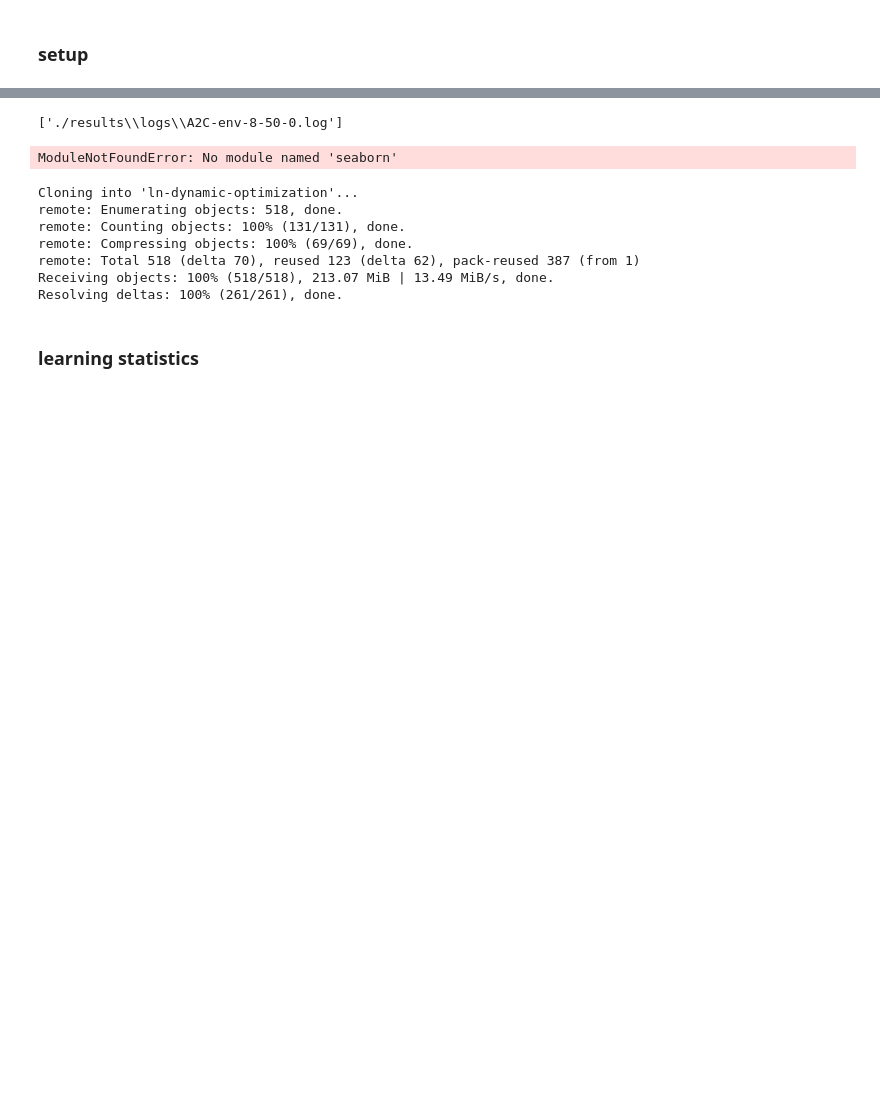
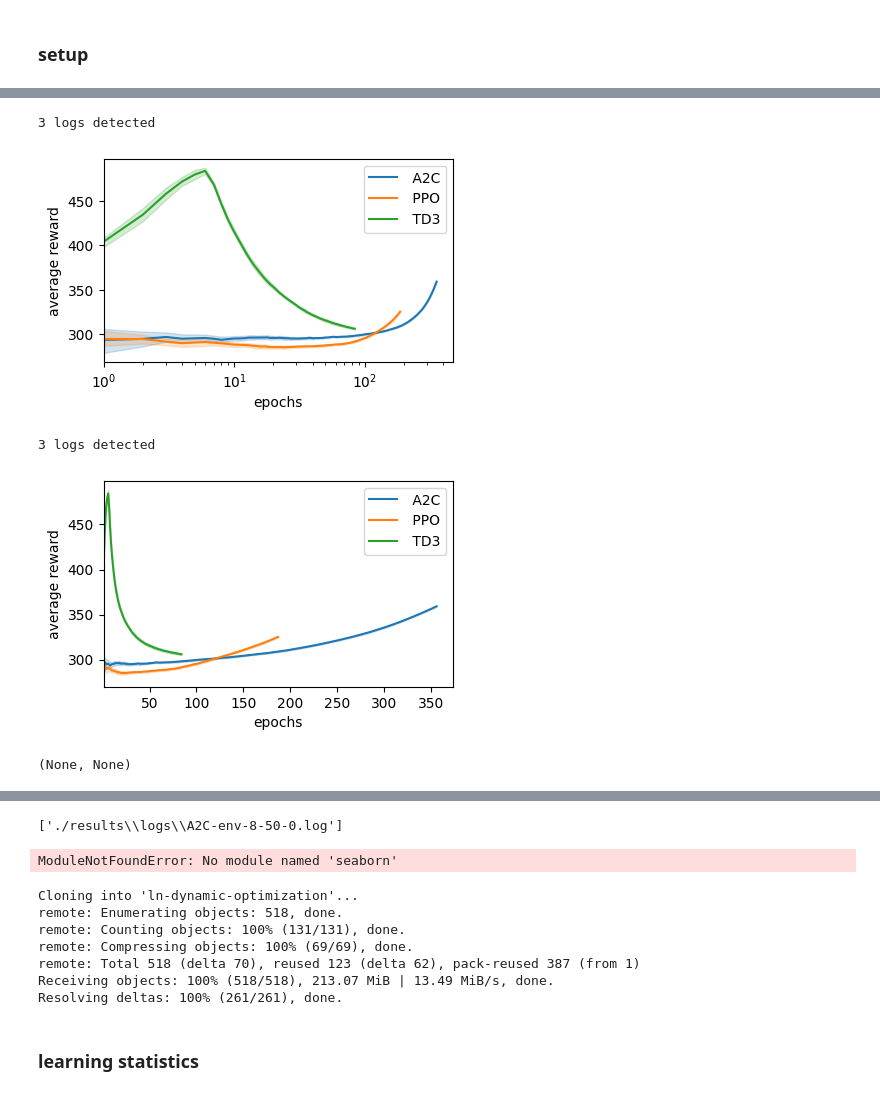
Before and after one commit to Ellariel/drl, a Jupyter notebook: performance_analysis.ipynb, the cells around one changed output, grey strips where cells are left out. Cells and saved outputs as stored; diff of their text form; code cells hidden in the pictures; blank space fills up the shorter version.

```diff
--- a/performance_analysis.ipynb
+++ b/performance_analysis.ipynb
@@ -68 +81,10 @@ def print_reward(approach='A2C', env_type=''):
+# %%
+(print_reward(approach='*', logx=True),
+print_reward(approach='*'))
+# %% [output]
+3 logs detected
+[figure, added]
+3 logs detected
+[figure, added]
+(None, None)
 # %%
```
Also changed, not shown: parts of 3 cells of this notebook, 2 other files.
